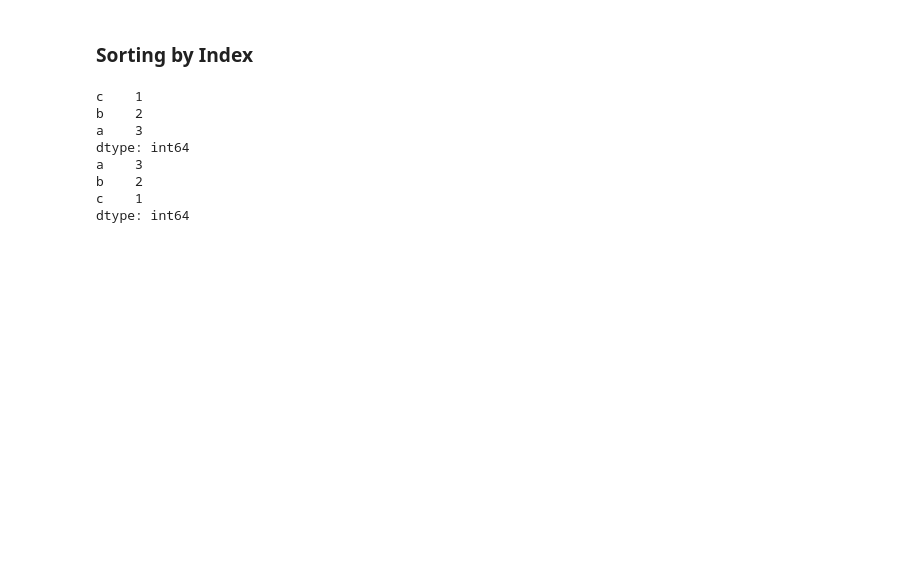
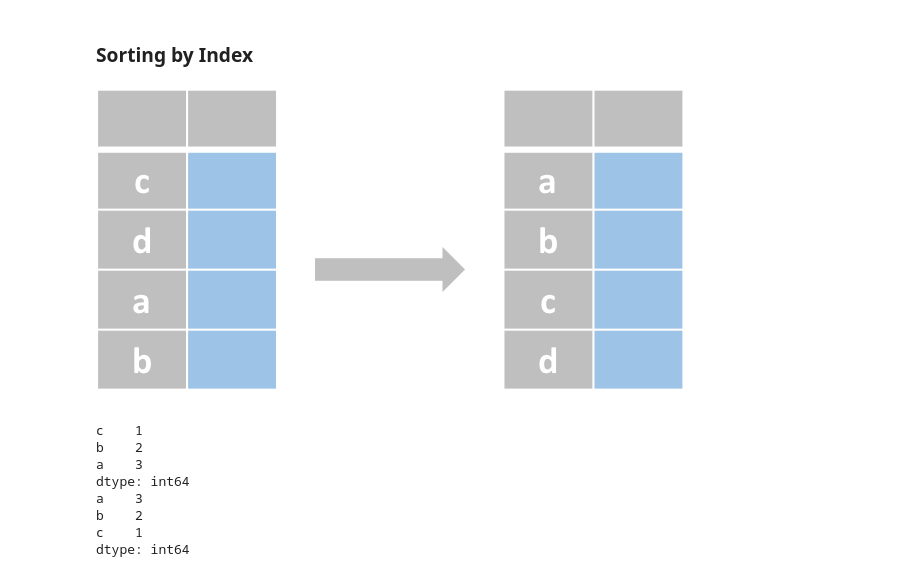
Before and after one commit to Zhenmao/Pandas-Reference-Guide, a Jupyter notebook: 1 Working with Series.ipynb, the cells around one changed output. Saved outputs shown, nothing was run; the diff lists cells and outputs as text; code cells hidden in the pictures; blank space fills up the shorter version.

Commit message:
Add more images to 1 Working with Seires

```diff
--- a/1 Working with Series.ipynb
+++ b/1 Working with Series.ipynb
@@ -197,6 +197,10 @@ dtype: int64
 ## Series Sorting and Ranking
 # %% [markdown]
 ### Sorting by Index
+# %%
+Image("images/series-sorting-index.png", width=197.33)
+# %% [output]
+[figure, added]
 # %%
 s = pd.Series([1, 2, 3], index=['c', 'b', 'a'])
 print(s)
```
Also changed, not shown: parts of 6 cells of this notebook, 8 other files.
